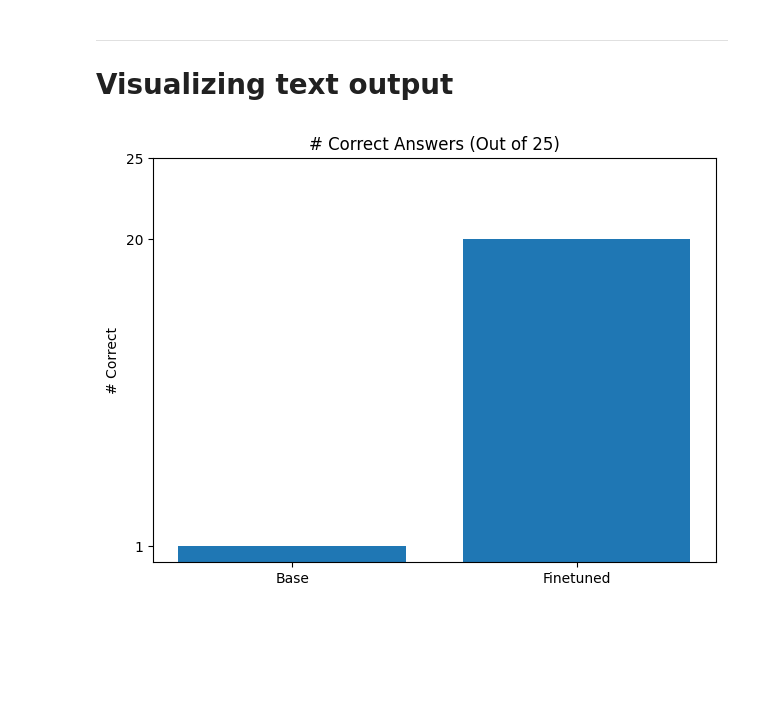
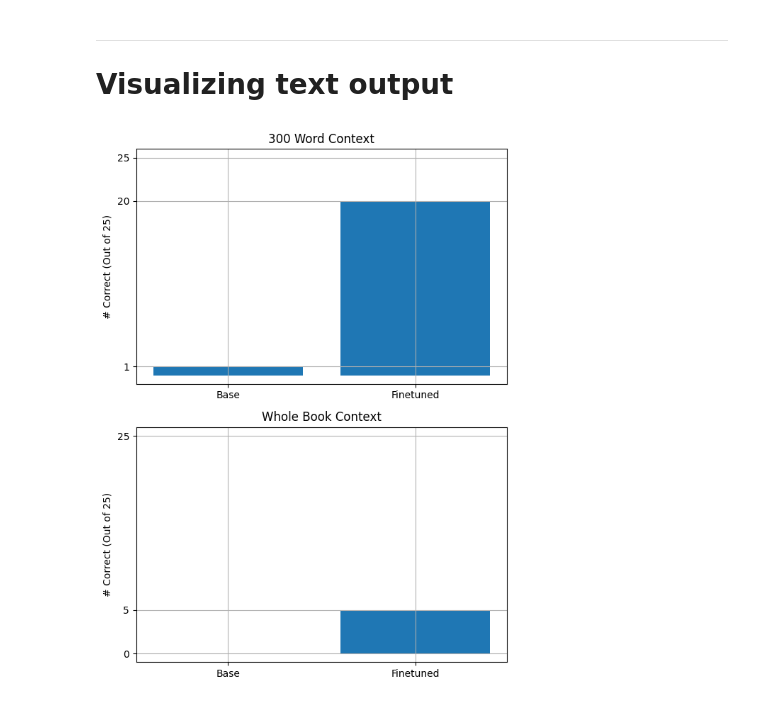
Before and after one commit to hunterprice04/cosc524-projects, a Jupyter notebook: project2/plots.ipynb, the cells around one changed output. Saved outputs shown, nothing was run; the diff lists cells and outputs as text; code cells hidden in the pictures; blank space fills up the shorter version.

Commit message:
pushed training plots"

```diff
--- a/project2/plots.ipynb
+++ b/project2/plots.ipynb
@@ -125,22 +125,40 @@ plt.show()
 ---
 # Visualizing text output
 # %%
+
+fig, (ax1, ax2) = plt.subplots(2, 1, figsize=(6,8))
+
 # 1 if correct, 0 otherwise
 base = np.array([
     0,0,0,0,0,0,0,0,0,0,1,0,0,0,0,0,0,0,0,0,0,0,0,0,0,
 ])
 finetuned = np.array([
     1,0,1,1,1,1,1,1,1,1,1,1,1,1,1,1,0,0,0,1,1,1,1,0,1,
 ])
+ax1.bar(x=['Base', 'Finetuned'], height=[sum(base), sum(finetuned)])
+ax1.set_ylabel('# Correct (Out of 25)')
+ax1.set_ylim([-1,26])
+ax1.set_yticks([sum(base), sum(finetuned), 25] )
+ax1.grid()
+ax1.set_title('300 Word Context')
 
-plt.bar(x=['Base', 'Finetuned'], height=[sum(base), sum(finetuned)])
-plt.ylabel('# Correct')
-plt.yticks([sum(base), sum(finetuned), 25] )
-plt.title('# Correct Answers (Out of 25)')
+base = np.array([
+    0
+])
+finetuned = np.array([
+    1,1,1,1,1
+])
+ax2.bar(x=['Base', 'Finetuned'], height=[sum(base), sum(finetuned)])
+ax2.set_yticks([sum(base), sum(finetuned), 25] )
+ax2.set_ylim([-1,26])
+ax2.set_title('Whole Book Context')
+ax2.set_ylabel('# Correct (Out of 25)')
+
+ax2.grid()
 plt.tight_layout()
-plt.savefig(os.path.join('Figures','num-correct.png'), dpi=500)
+plt.savefig(os.path.join('Figures','num-correct-vert.png'), dpi=500)
 plt.show()
 # %% [output]
-[figure, old version]
+[figure, new version]
 # %%
 p
```
Also changed, not shown: 2 other files.
